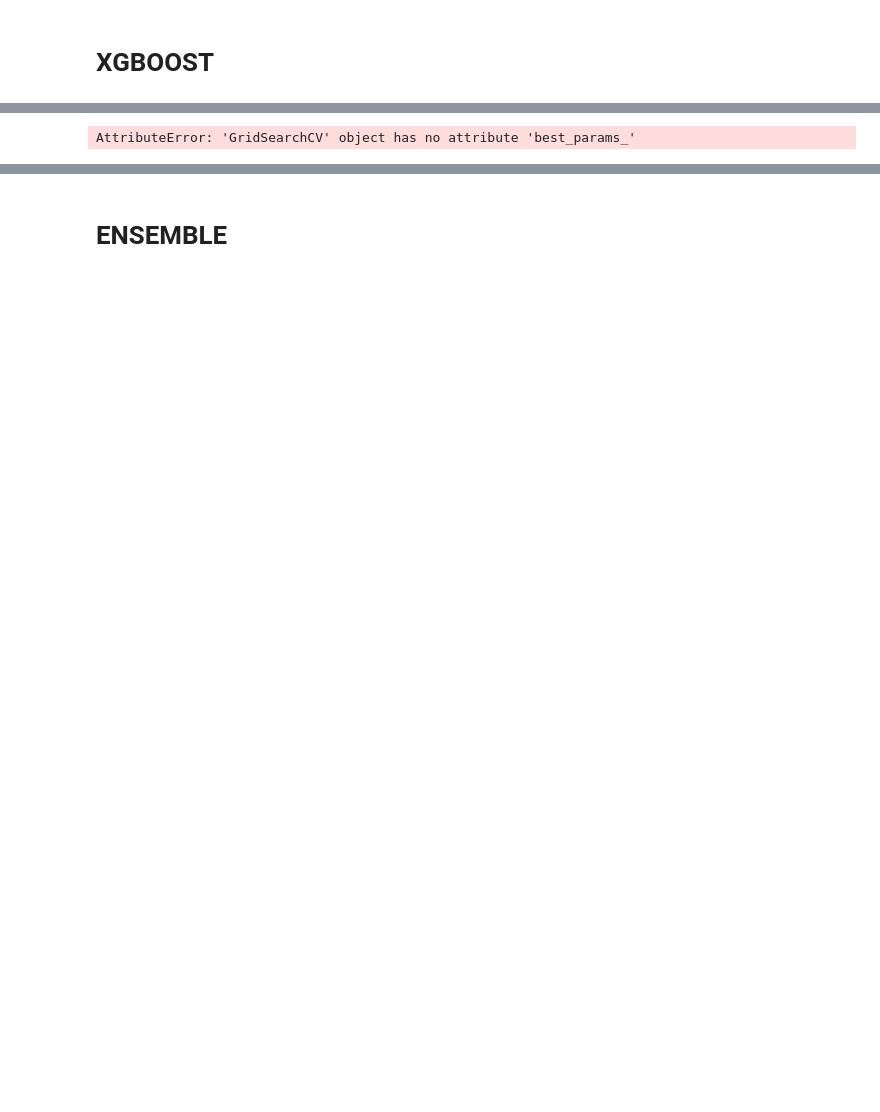
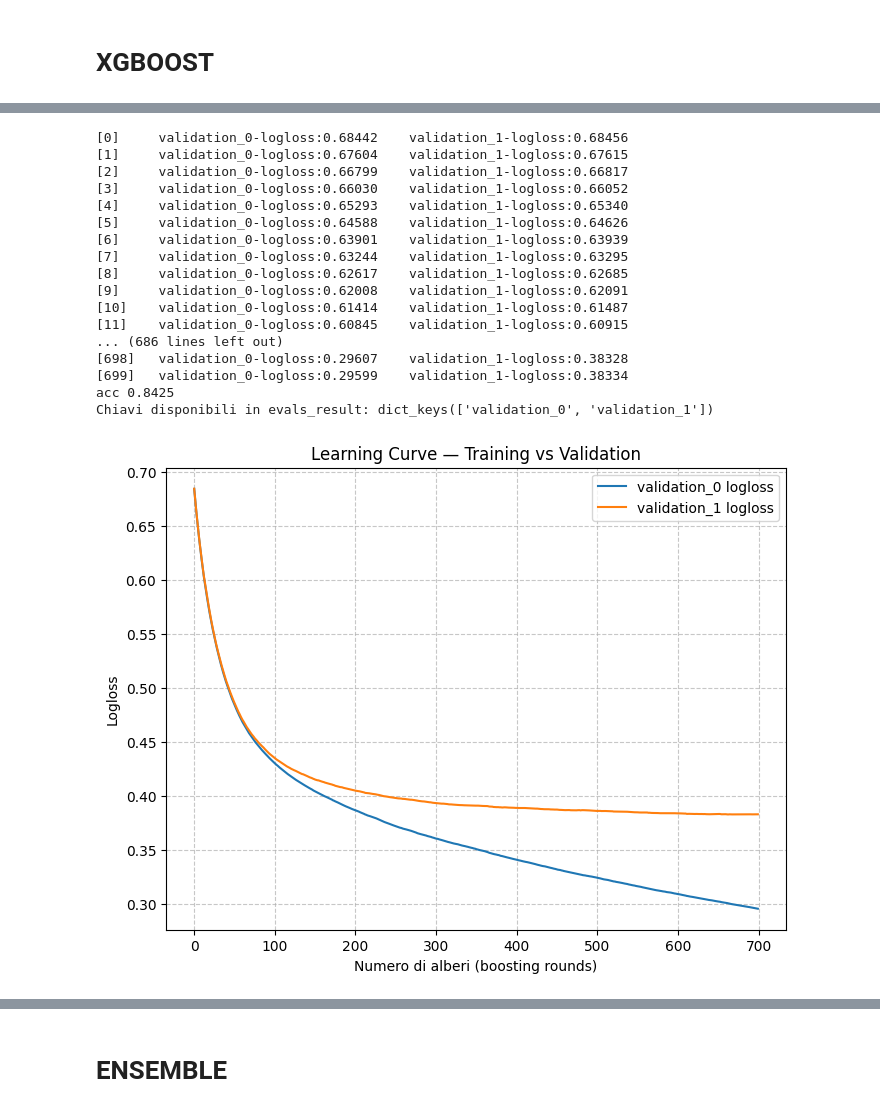
Before and after one commit to surianosapienza/fds-pokemon, a Jupyter notebook: notebooks/03_modeling.ipynb, the cells around one changed output, grey strips where cells are left out. Cells and saved outputs as stored; diff of their text form; code cells hidden in the pictures; blank space fills up the shorter version.

```diff
--- a/notebooks/03_modeling.ipynb
+++ b/notebooks/03_modeling.ipynb
@@ -253,8 +277,11 @@ Accuracy in mean +- stddev: 0.814 ± 0.007
 # %%
+from sklearn.ensemble import RandomForestClassifier
+from sklearn.model_selection import KFold, cross_val_score
+from sklearn.model_selection import GridSearchCV
 # Define the parameter grid to search over
 param_grid = {
     'n_estimators': [400, 500, 600],
-    'max_depth': [ 40, 50],
+    'max_depth': [30, 40],
     'min_samples_leaf': [1],
     'min_samples_split': [2],
     'max_features': ['sqrt'],
@@ -281,9 +308,14 @@ grid_search = GridSearchCV(
 grid_search.fit(X_train, y_train)
 
 # Results
-print("\nBest combination of hyperparameters found:")
-print(grid_search.best_params_)
+mean_acc = grid_search.cv_results_['mean_test_score'][best_index]
+std_acc = grid_search.cv_results_['std_test_score'][best_index]
 
-print(f"Best mean cross-validation accuracy: {grid_search.best_score_:.3f}")
+print(f" Best model mean validation accuracy: {mean_acc:.4f}")
+print(f" Standard deviation across validation folds: {std_acc:.4f}")
+print("Best hyperparameters found:", grid_search.best_params_)
+print(f"Best accuracy in CV: {grid_search.best_score_:.4f}")
+
+best_param_rf = grid_search.best_params_
 # %% [output]
 Fitting 5 folds for each of 6 candidates, totalling 30 fits
@@ -294,5 +326,5 @@ Best mean cross-validation accuracy: 0.816
 # %%
-best_rf = RandomForestClassifier(**grid_search.best_params_, random_state=seed)
+best_rf = RandomForestClassifier(**best_param_rf, random_state=seed)
 best_rf.fit(X_train, y_train)
 y_pred= best_rf.predict(X_vali)
 print("acc",accuracy_score(y_vali,y_pred))
@@ -352,7 +395,46 @@ KeyboardInterrupt:
 # %%
-best_xgb = XGBClassifier(**grid_search.best_params_, random_state=seed)
-best_xgb.fit(X_train, y_train)
+evals_result = {}
+best_xgb = XGBClassifier(**best_param_xgb, random_state=seed)
+best_xgb.fit(X_train, y_train, eval_set=[(X_train, y_train), (X_vali, y_vali)])
 y_pred= best_xgb.predict(X_vali)
 print("acc",accuracy_score(y_vali,y_pred))
+
+evals_result = best_xgb.evals_result()
+print("Chiavi disponibili in evals_result:", evals_result.keys())
+
+# 3️⃣ Recupera le curve in modo dinamico
+keys = list(evals_result.keys())
+train_key, vali_key = keys[0], keys[1]
+
+train_loss = evals_result[train_key]['logloss']
+vali_loss = evals_result[vali_key]['logloss']
+
+# Plot loss
+plt.figure(figsize=(8,6))
+plt.plot(train_loss, label=f'{train_key} logloss')
+plt.plot(vali_loss, label=f'{vali_key} logloss')
+plt.xlabel('Numero di alberi (boosting rounds)')
+plt.ylabel('Logloss')
+plt.title('Learning Curve — Training vs Validation')
+plt.legend()
+plt.grid(True, linestyle='--', alpha=0.7)
+plt.show()
 # %% [output]
-AttributeError: 'GridSearchCV' object has no attribute 'best_params_'
+[0]     validation_0-logloss:0.68442    validation_1-logloss:0.68456
+[1]     validation_0-logloss:0.67604    validation_1-logloss:0.67615
+[2]     validation_0-logloss:0.66799    validation_1-logloss:0.66817
+[3]     validation_0-logloss:0.66030    validation_1-logloss:0.66052
+[4]     validation_0-logloss:0.65293    validation_1-logloss:0.65340
+[5]     validation_0-logloss:0.64588    validation_1-logloss:0.64626
+[6]     validation_0-logloss:0.63901    validation_1-logloss:0.63939
+[7]     validation_0-logloss:0.63244    validation_1-logloss:0.63295
+[8]     validation_0-logloss:0.62617    validation_1-logloss:0.62685
+[9]     validation_0-logloss:0.62008    validation_1-logloss:0.62091
+[10]    validation_0-logloss:0.61414    validation_1-logloss:0.61487
+[11]    validation_0-logloss:0.60845    validation_1-logloss:0.60915
+... (686 lines left out)
+[698]   validation_0-logloss:0.29607    validation_1-logloss:0.38328
+[699]   validation_0-logloss:0.29599    validation_1-logloss:0.38334
+acc 0.8425
+Chiavi disponibili in evals_result: dict_keys(['validation_0', 'validation_1'])
+[figure, added]
```
Also changed, not shown: parts of 22 cells of this notebook, 3 other files.
